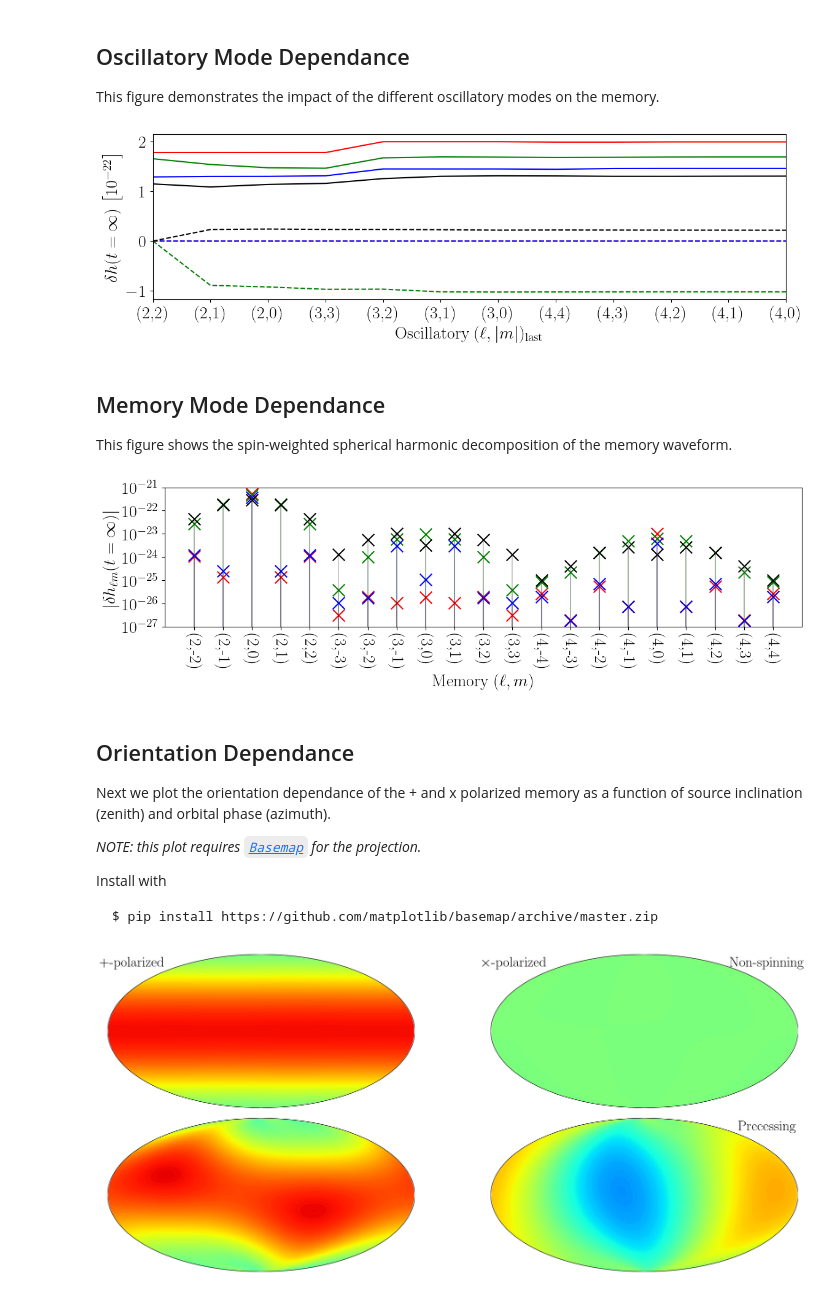
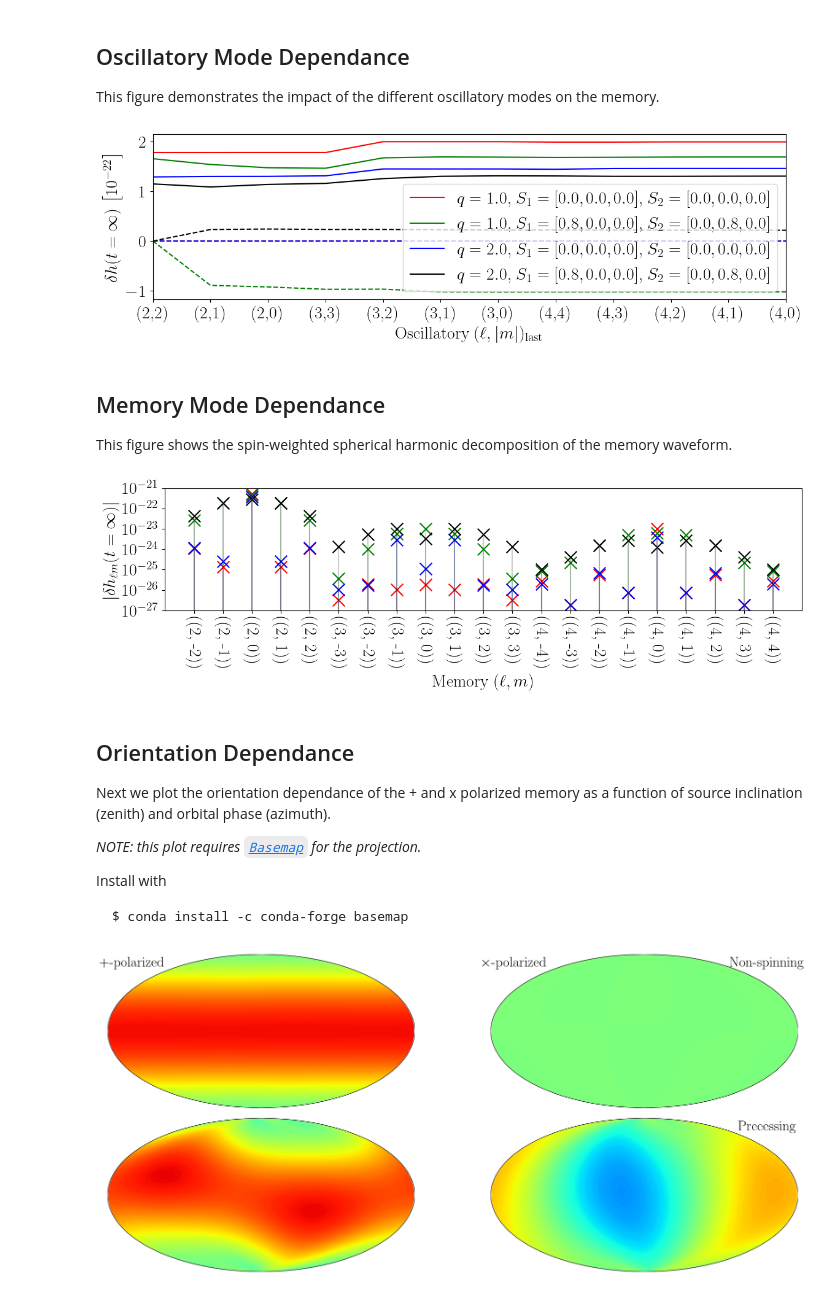
Before and after one commit to ColmTalbot/gwmemory, a Jupyter notebook: docs/example.ipynb, the cells around one changed output. Saved outputs shown, nothing was run; the diff lists cells and outputs as text; code cells hidden in the pictures.

````diff
--- a/docs/example.ipynb
+++ b/docs/example.ipynb
@@ -105,54 +106,55 @@ for ii, q in enumerate(qs):
             for m in np.flipud(range(0,l+1)):
                 surr.modes += list(set([(l,m),(l,-m)]))
                 surr.h_lm, surr.times = surr.time_domain_oscillatory(modes=surr.modes, times=times)
-                hmem['{}{}'.format(l,m)], times = surr.time_domain_memory(inc=np.pi/2, phase=0)
+                hmem[f'{l}{m}'], times = surr.time_domain_memory(inc=np.pi/2, phase=0)
 
         max_h_mem_plus = []
         max_h_mem_cross = []
         keys = []
         for l in range(2,5):
             for m in np.flipud(range(0,l+1)):
-                keys.append('{}{}'.format(l,m))
-                max_h_mem_plus.append(hmem['{}{}'.format(l,m)]['plus'][-1])
-                max_h_mem_cross.append(hmem['{}{}'.format(l,m)]['cross'][-1])
+                keys.append(f'{l}{m}')
+                max_h_mem_plus.append(hmem[f'{l}{m}']['plus'][-1])
+                max_h_mem_cross.append(hmem[f'{l}{m}']['cross'][-1])
 
-        mems_plus['{}{}{}'.format(q, S1, S2)] = np.array(max_h_mem_plus)
-        mems_cross['{}{}{}'.format(q, S1, S2)] = np.array(max_h_mem_cross)
+        mems_plus[f'{q}{S1}{S2}'] = np.array(max_h_mem_plus)
+        mems_cross[f'{q}{S1}{S2}'] = np.array(max_h_mem_cross)
 
 colours = ['r', 'b', 'g', 'k']
 
-spin_keys = ['{}{}'.format(S1,S2) for S1, S2 in zip(S1s, S2s)]
+spin_keys = [f'{S1}{S2}' for S1, S2 in zip(S1s, S2s)]
 
-fig=figure(figsize=(12, 4))
+fig = plt.figure(figsize=(12, 4))
 
 for ii, q in enumerate(qs):
     for jj, (S1, S2) in  enumerate(zip(S1s, S2s)):
 
-        key = '{}{}{}'.format(q, S1, S2)
+        key = f'{q}{S1}{S2}'
         max_h_mems_plus = mems_plus[key]
         max_h_mems_cross = mems_cross[key]
 
         plt.plot(
             range(len(max_h_mems_plus)), max_h_mems_plus * 1e22, color=colours[ii + jj * 2], linestyle='-',
-            label='$q={}$, $S_1={}$, $S_2={}$'.format(q, S1, S2)
+            label=f'$q={q}$, $S_1={S1}$, $S_2={S2}$'
         )
         plt.plot(range(len(max_h_mems_cross)), max_h_mems_cross * 1e22, color=colours[ii + jj * 2], linestyle='--')
 
-xticks(range(len(max_h_mems_plus)))
-keys = ['({},{})'.format(ell, delta_m) for ell, delta_m in keys]
+plt.xticks(range(len(max_h_mems_plus)))
+keys = [f'({ell},{delta_m})' for ell, delta_m in keys]
 ax = plt.gca()
 ax.set_xticklabels(keys)
-xlim(0, len(max_h_mems_plus)-1)
+plt.xlim(0, len(max_h_mems_plus)-1)
 ax.grid(axis='both')
 
 plt.xlabel('Oscillatory $(\ell, |m|)_{\mathrm{last}}$')
 plt.ylabel('$\delta h(t=\infty) \, \left[10^{-22}\\right]$')
+plt.legend(loc="lower right")
 
 plt.tight_layout()
 plt.show()
 plt.close()
 # %% [output]
-[figure, old version]
+[figure, new version]
 # %% [markdown]
 ## Memory Mode Dependance
 
@@ -187,39 +189,39 @@ for ii, q in enumerate(qs):
                 if ell == 2 and delta_m == 0:
                     plt.scatter(
                         ell**2 + delta_m + ell, abs(h_mem[(ell, delta_m)][-1]), marker='x',
-                        s=200, color=colour, label='$q={}$, $S_1={}$, $S_2={}$'.format(q, S1, S2)
+                        s=200, color=colour, label=f'$q={q}$, $S_1={S1}$, $S_2={S2}$'
                     )
                 else:
                     plt.scatter(
                         ell**2 + delta_m + ell, abs(h_mem[(ell, delta_m)][-1]), marker='x',
                         s=200, color=colour
                     )
                 plt.plot(
                     [ell**2 + delta_m + ell, ell**2 + delta_m + ell],
                     [0, abs(h_mem[(ell, delta_m)][-1])],
                     color=colour, alpha=0.2
                 )
 
-xlim(3, 5**2)
-xticks(range(4, 5**2, 1), rotation=270)
-keys = ['({},{})'.format(ell, delta_m) for ell in range(2, 5) for delta_m in range(-ell, ell + 1)]
+plt.xlim(3, 5**2)
+plt.xticks(range(4, 5**2, 1), rotation=270)
+keys = [f"({ell, delta_m})" for ell, delta_m in gwmemory.harmonics.lmax_modes(4)]
 ax = plt.gca()
 ax.set_xticklabels(keys)
 plt.xlabel('Memory $(\ell, m)$')
 
 plt.ylim(1e-27, 1e-21)
 plt.yscale('log')
 plt.ylabel('$|\delta h_{\ell m}(t=\infty)|$')
 
 ax = plt.gca()
 ax.set_yticks(np.logspace(-27, -21, 7))
 ax.grid(axis='y')
 
 plt.tight_layout()
 plt.show()
 plt.close()
 # %% [output]
-[figure, old version]
+[figure, new version]
 # %% [markdown]
 ## Orientation Dependance
 
@@ -229,7 +231,7 @@ Next we plot the orientation dependance of the + and x polarized memory as a fun
 
 Install with
 ```console
-$ pip install https://github.com/matplotlib/basemap/archive/master.zip
+$ conda install -c conda-forge basemap
 ```
 # %%
 from mpl_toolkits.basemap import Basemap
````
Also changed, not shown: parts of 7 cells of this notebook, 39 other files.
